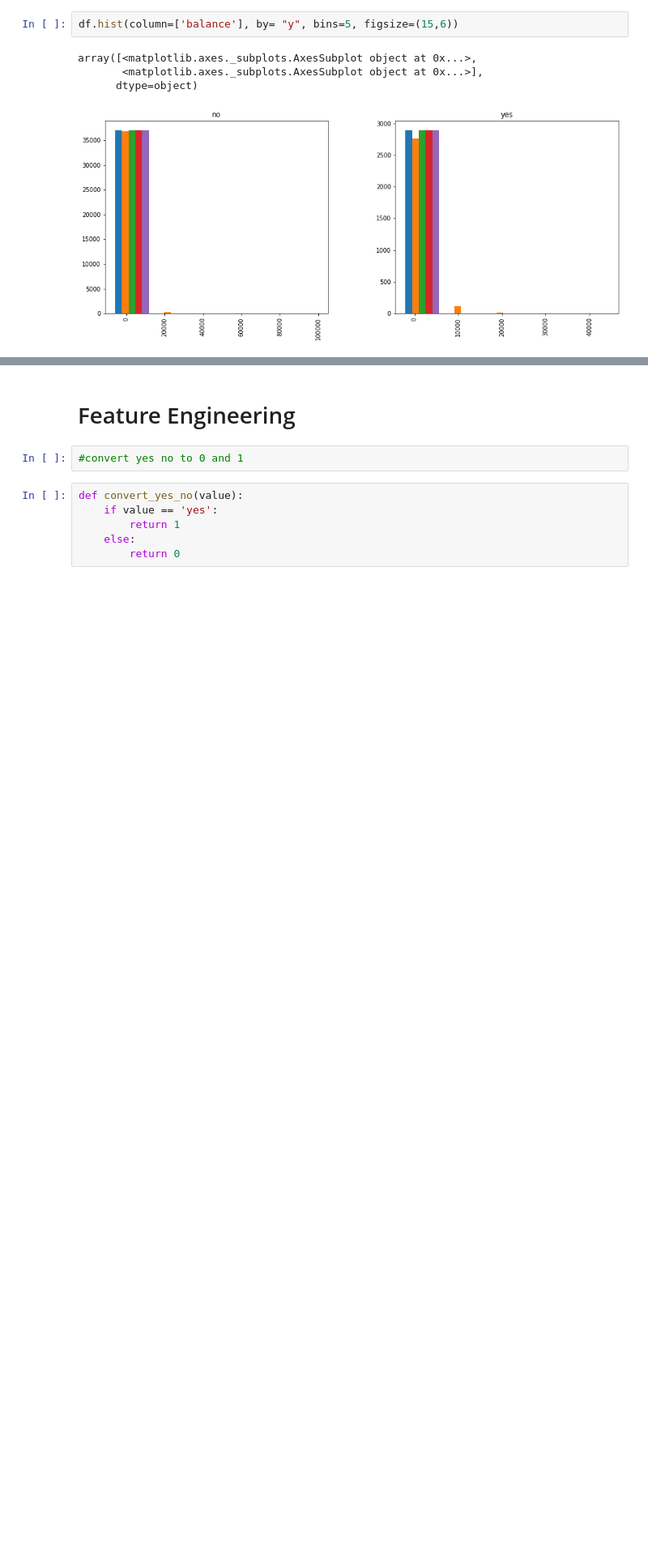
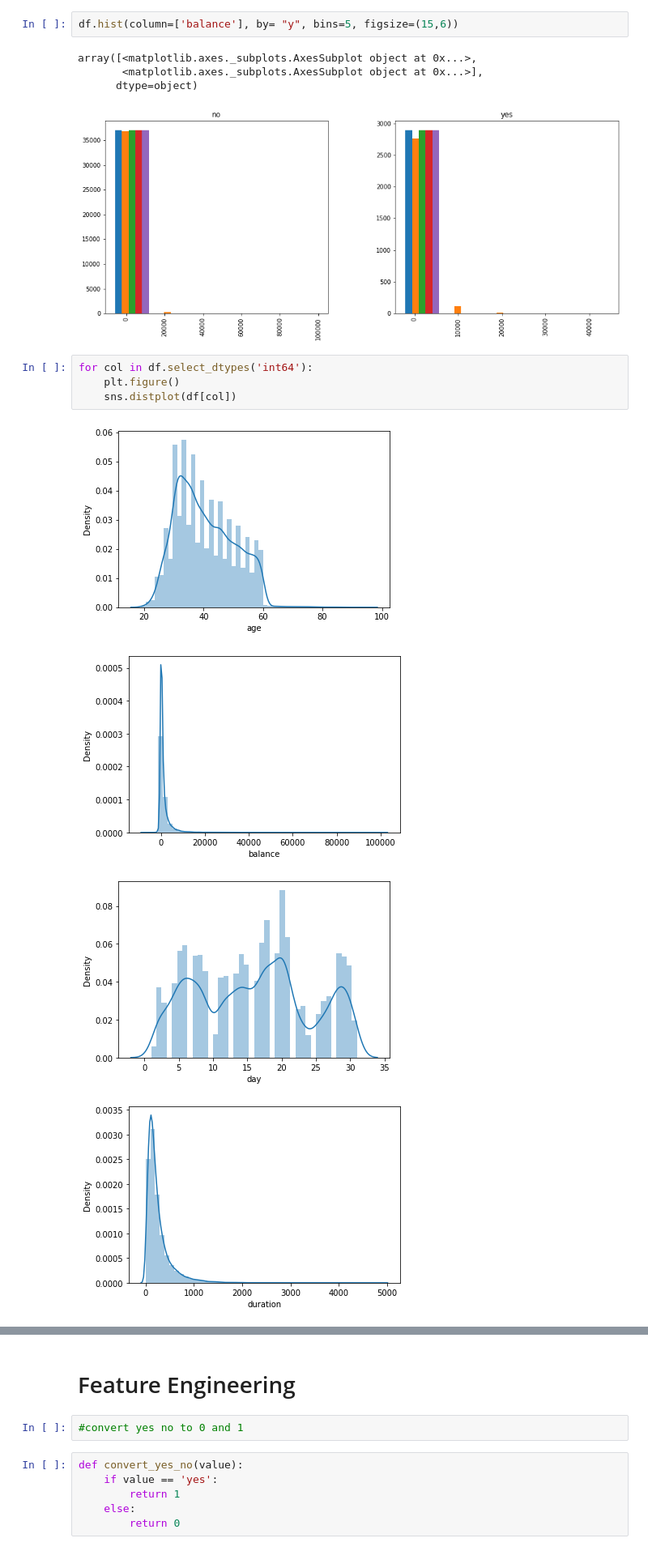
Before and after one commit to Mahdiazhari/cRIidiW82tXOmryg, a Jupyter notebook: Term_Deposit_marketing_analysis.ipynb, the cells around one changed output, grey strips where cells are left out. Shown: that part at 81% size. Cells and saved outputs as stored; diff of their text form; blank space fills up the shorter version.

```diff
--- a/Term_Deposit_marketing_analysis.ipynb
+++ b/Term_Deposit_marketing_analysis.ipynb
@@ -160,3 +199,12 @@ array([<matplotlib.axes._subplots.AxesSubplot object at 0x...>,
        <matplotlib.axes._subplots.AxesSubplot object at 0x...>],
       dtype=object)
 [figure]
+# %%
+for col in df.select_dtypes('int64'):
+    plt.figure()
+    sns.distplot(df[col])
+# %% [output]
+[figure, added]
+[figure, added]
+[figure, added]
+[figure, added]
```
Also changed, not shown: parts of 31 cells of this notebook.
